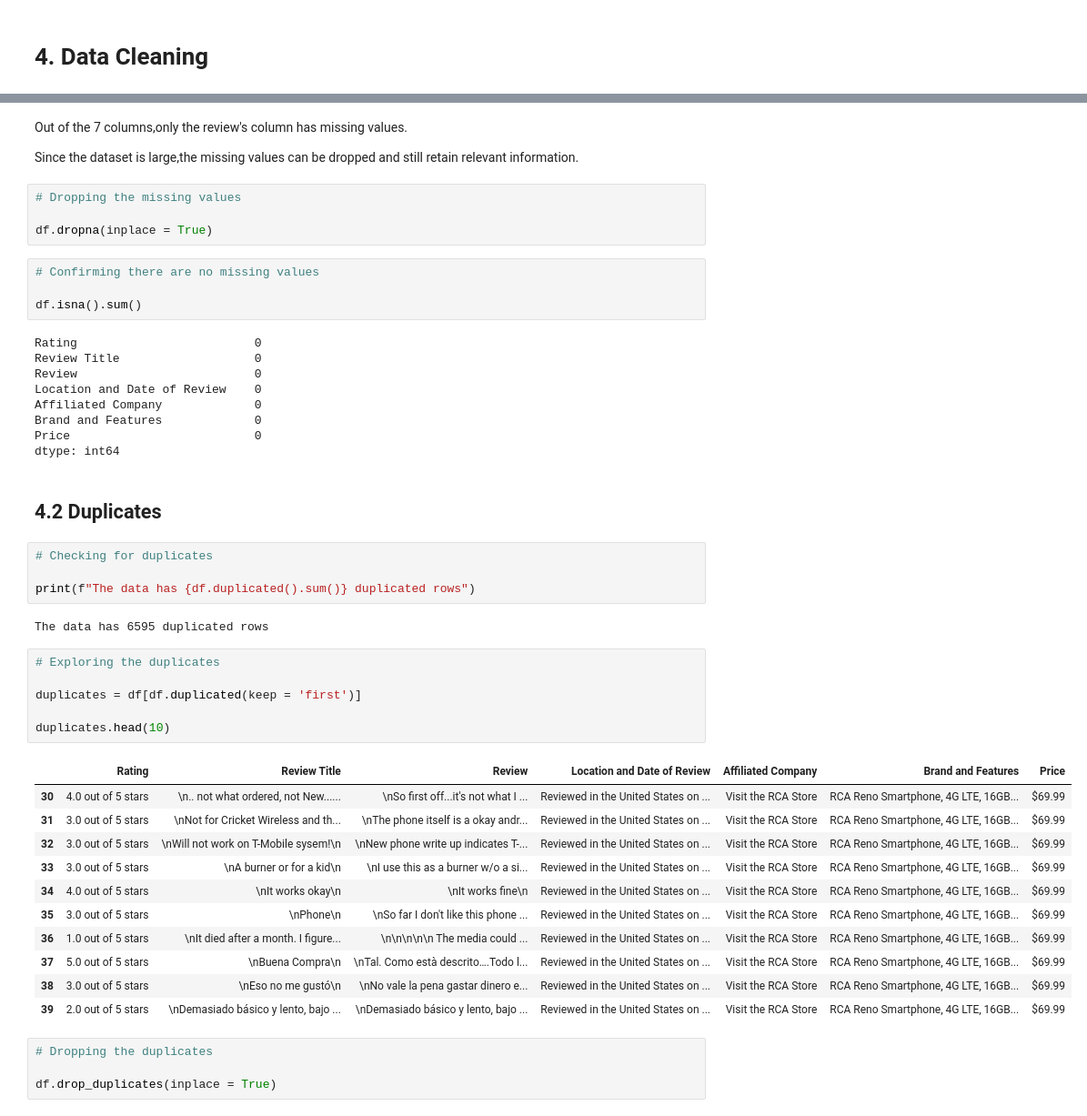
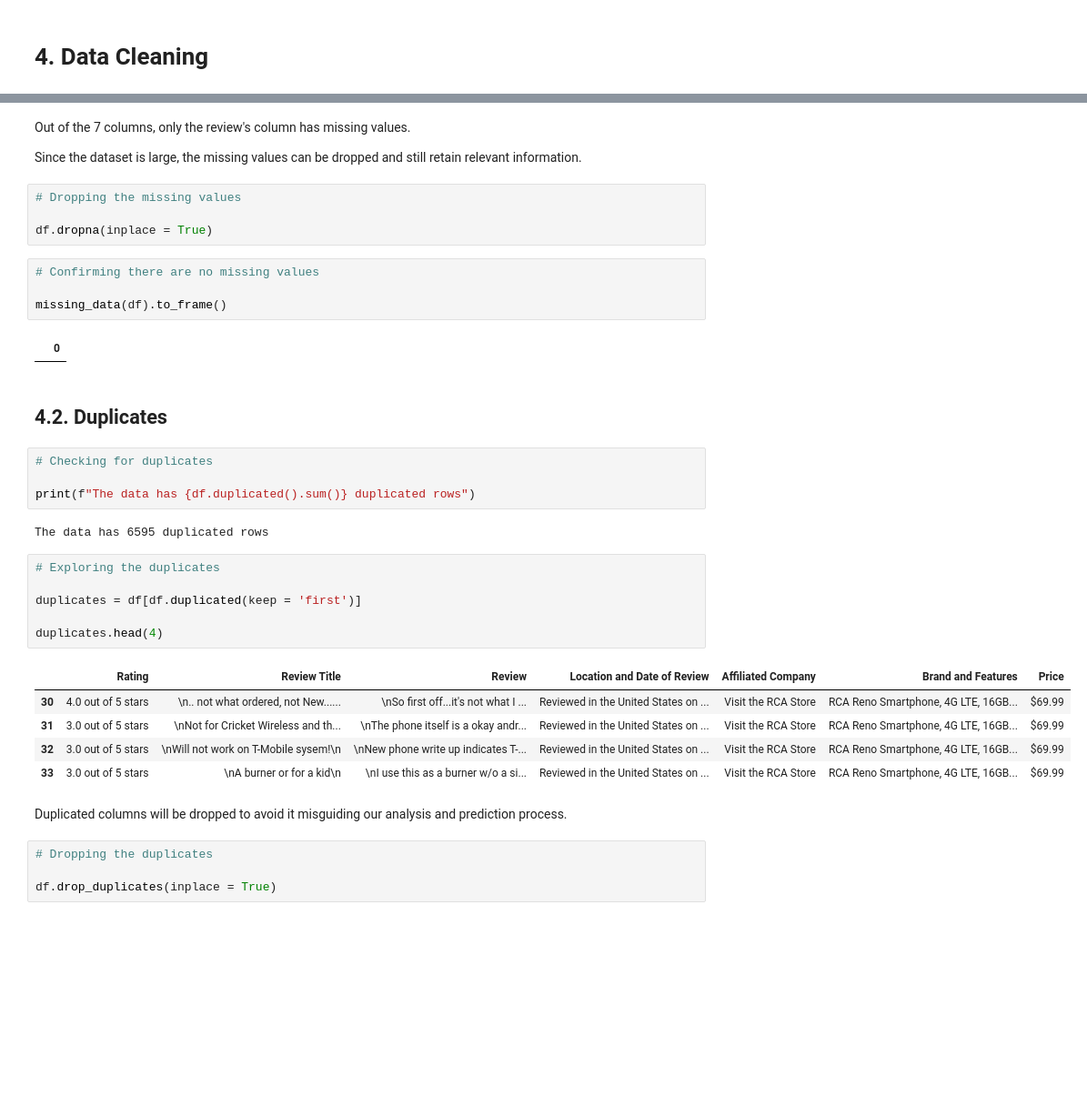
Before and after one commit to Mercy-Njambi/Mobile-Phone-Sentiment-Analysis, a Jupyter notebook: Mobile_Phone_Sentiment_Analysis.ipynb, the cells around one changed output, grey strips where cells are left out. Shown at 91% size. Saved outputs shown, nothing was run; the diff lists cells and outputs as text; blank space fills up the shorter version.

```diff
--- a/Mobile_Phone_Sentiment_Analysis.ipynb
+++ b/Mobile_Phone_Sentiment_Analysis.ipynb
@@ -114,7 +119,7 @@ dtype: int64
 # %% [markdown]
-Out of the 7 columns,only the review's column has missing values.
+Out of the 7 columns, only the review's column has missing values.
 
-Since the dataset is large,the missing values can be dropped and still retain relevant information.
+Since the dataset is large, the missing values can be dropped and still retain relevant information.
 # %%
 # Dropping the missing values
 
@@ -122,18 +127,11 @@ df.dropna(inplace = True)
 # %%
 # Confirming there are no missing values
 
-df.isna().sum()
+missing_data(df).to_frame()
 # %% [output]
-Rating                         0
-Review Title                   0
-Review                         0
-Location and Date of Review    0
-Affiliated Company             0
-Brand and Features             0
-Price                          0
-dtype: int64
+|  | 0 |
 # %% [markdown]
-## 4.2 Duplicates
+## 4.2. Duplicates
 # %%
 # Checking for duplicates
 
@@ -143,21 +141,17 @@ The data has 6595 duplicated rows
 # %%
 # Exploring the duplicates
 
 duplicates = df[df.duplicated(keep = 'first')]
 
-duplicates.head(10)
+duplicates.head(4)
 # %% [output]
 |  | Rating | Review Title | Review | Location and Date of Review | Affiliated Company | Brand and Features | Price |
 | 30 | 4.0 out of 5 stars | \n.. not what ordered, not New...... | \nSo first off...it's not what I ... | Reviewed in the United States on ... | Visit the RCA Store | RCA Reno Smartphone, 4G LTE, 16GB... | $69.99 |
 | 31 | 3.0 out of 5 stars | \nNot for Cricket Wireless and th... | \nThe phone itself is a okay andr... | Reviewed in the United States on ... | Visit the RCA Store | RCA Reno Smartphone, 4G LTE, 16GB... | $69.99 |
 | 32 | 3.0 out of 5 stars | \nWill not work on T-Mobile sysem!\n | \nNew phone write up indicates T-... | Reviewed in the United States on ... | Visit the RCA Store | RCA Reno Smartphone, 4G LTE, 16GB... | $69.99 |
 | 33 | 3.0 out of 5 stars | \nA burner or for a kid\n | \nI use this as a burner w/o a si... | Reviewed in the United States on ... | Visit the RCA Store | RCA Reno Smartphone, 4G LTE, 16GB... | $69.99 |
-| 34 | 4.0 out of 5 stars | \nIt works okay\n | \nIt works fine\n | Reviewed in the United States on ... | Visit the RCA Store | RCA Reno Smartphone, 4G LTE, 16GB... | $69.99 |
-| 35 | 3.0 out of 5 stars | \nPhone\n | \nSo far I don't like this phone ... | Reviewed in the United States on ... | Visit the RCA Store | RCA Reno Smartphone, 4G LTE, 16GB... | $69.99 |
-| 36 | 1.0 out of 5 stars | \nIt died after a month. I figure... | \n\n\n\n\n The media could ... | Reviewed in the United States on ... | Visit the RCA Store | RCA Reno Smartphone, 4G LTE, 16GB... | $69.99 |
-| 37 | 5.0 out of 5 stars | \nBuena Compra\n | \nTal. Como està descrito….Todo l... | Reviewed in the United States on ... | Visit the RCA Store | RCA Reno Smartphone, 4G LTE, 16GB... | $69.99 |
-| 38 | 3.0 out of 5 stars | \nEso no me gustó\n | \nNo vale la pena gastar dinero e... | Reviewed in the United States on ... | Visit the RCA Store | RCA Reno Smartphone, 4G LTE, 16GB... | $69.99 |
-| 39 | 2.0 out of 5 stars | \nDemasiado básico y lento, bajo ... | \nDemasiado básico y lento, bajo ... | Reviewed in the United States on ... | Visit the RCA Store | RCA Reno Smartphone, 4G LTE, 16GB... | $69.99 |
+# %% [markdown]
+Duplicated columns will be dropped to avoid it misguiding our analysis and prediction process.
 # %%
 # Dropping the duplicates
 
```
Also changed, not shown: parts of 47 cells of this notebook.
